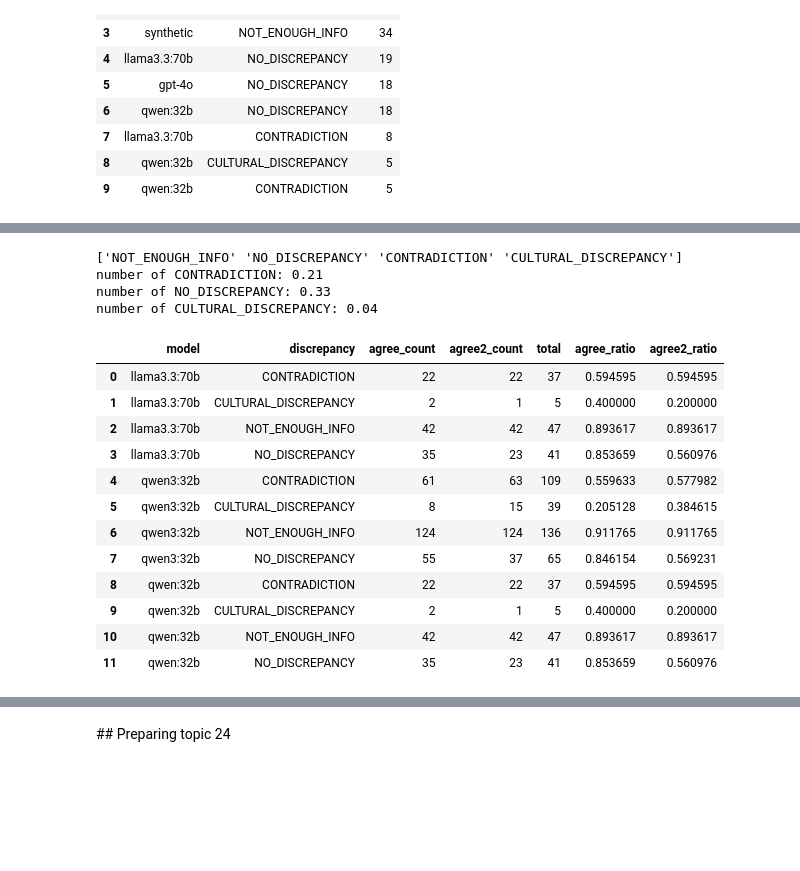
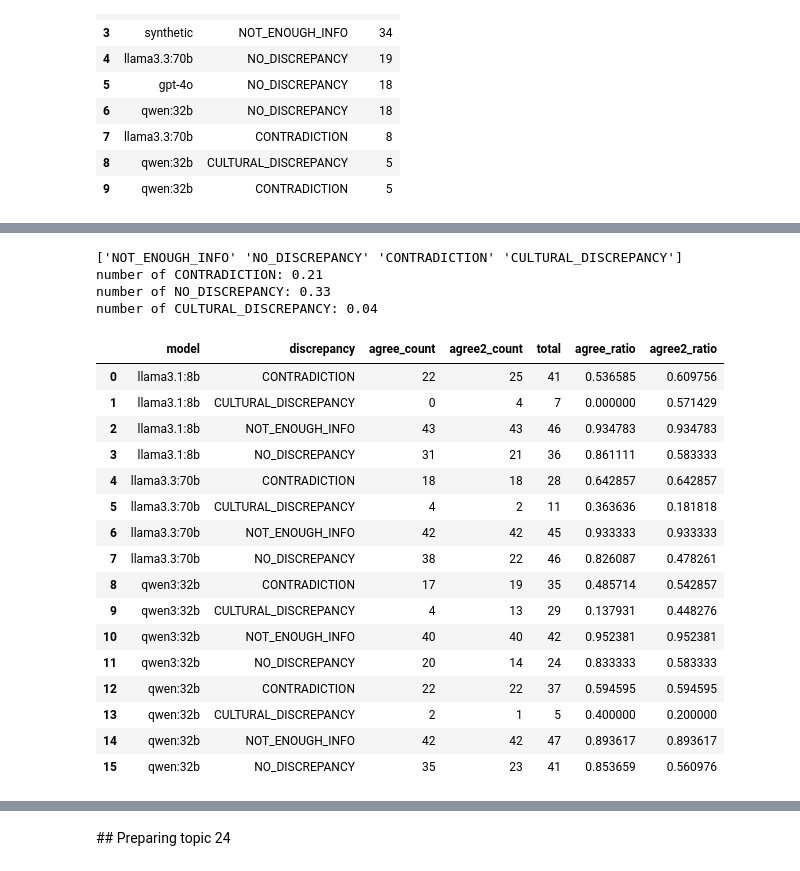
Before and after one commit to AlonsoMad/TFG-LLMs, a Jupyter notebook: notebooks/annotate_relvance-checkpoint.ipynb, the cells around one changed output, grey strips where cells are left out. Drawn from its saved outputs; the diff is of its cells as text; code cells hidden in the pictures; blank space fills up the shorter version.

```diff
--- a/notebooks/annotate_relvance-checkpoint.ipynb
+++ b/notebooks/annotate_relvance-checkpoint.ipynb
@@ -2122,4 +2122,5 @@ FileNotFoundError: [Errno 2] No such file or directory: 'src/mind/templates/quer
 # %%
-df = pd.read_excel("/export/usuarios_ml4ds/ammesa/TFG-LLMs/discrepancy_labeling.xlsx")
 df2 = pd.read_excel("/export/usuarios_ml4ds/ammesa/mind_folder/annotated/llama3.3:70b_discrepancy_labeling.xlsx")
 df3 = pd.read_excel("/export/usuarios_ml4ds/ammesa/mind_folder/annotated/qwen:32b_discrepancy_labeling.xlsx")
+df4 = pd.read_excel("/export/usuarios_ml4ds/ammesa/mind_folder/annotated/llama3.1:8b-instruct-q8_0_discrepancy_labeling.xlsx")
+df = pd.read_excel("/export/usuarios_ml4ds/ammesa/TFG-LLMs/discrepancy_labeling.xlsx")
@@ -2125,0 +2159,8 @@ df3 = pd.read_excel("/export/usuarios_ml4ds/ammesa/mind_folder/annotated/qwen:32
+# %%
+# Merge question_id and doc_id into a single string column and count unique values
+df['qid_docid'] = df['answer_t'].astype(str) + "_" + df['question_id'].astype(str)
+df2['qid_docid'] = df2['answer_t'].astype(str) + "_" + df2['question_id'].astype(str)
+df3['qid_docid'] = df3['answer_t'].astype(str) + "_" + df3['question_id'].astype(str)
+df4['qid_docid'] = df4['answer_t'].astype(str) + "_" + df4['question_id'].astype(str)
+unique_count = df3['qid_docid'].nunique()
+print(f"Unique (question_id, doc_id) pairs: {unique_count}")
@@ -2125,0 +2169,12 @@ df3 = pd.read_excel("/export/usuarios_ml4ds/ammesa/mind_folder/annotated/qwen:32
+# %%
+# Map qid_docid to tm from df
+qid_docid_to_tm = df.set_index("qid_docid")["tm"].to_dict()
+
+# Assign 'tm' to each of df2, df3, df4 based on qid_docid
+for d in [df2, df3, df4]:
+    d["tm"] = d["qid_docid"].map(qid_docid_to_tm)
+
+qid_docid_to_topic = df.set_index("qid_docid")["topic"].to_dict()
+# Assign 'tm' to each of df2, df3, df4 based on qid_docid
+for d in [df2, df3, df4]:
+    d["topic"] = d["qid_docid"].map(qid_docid_to_topic)
@@ -2129,10 +2205,14 @@ df = df.rename(columns={"question_id": "id_discr"})
 df2 = df2.rename(columns={"question_id": "id_discr"})
 df2['model'] = 'llama3.3:70b'
 df3 = df3.rename(columns={"question_id": "id_discr"})
+df4 = df4.rename(columns={"question_id": "id_discr"})
 df3['model'] = 'qwen:32b'
-df3['id_discr'] = df2['id_discr']
+df3.replace("NO_ DISCREPANCY", "NO_DISCREPANCY")
 
-df = pd.concat([df, df2, df3], ignore_index=True)
+#df3['id_discr'] = df2['id_discr']
+df4['model'] = 'llama3.1:8b'
+#df4['id_discr'] = df2['id_discr']
+df = pd.concat([df, df2, df3, df4], ignore_index=True)
 # %%
 df
 # %% [output]
@@ -2167,6 +2247,8 @@ df["discrepancy"] = df["discrepancy"].replace("CULTURAL_ DISCREPANCY", "CULTURAL
 
 df_ann=pd.read_excel("/export/usuarios_ml4ds/ammesa/mind_folder/annotated/discrepancy_labeling_SOLVED_I.xlsx")
 df_ann = df_ann.rename(columns={"Label": "label", "question_id": "id_discr"})
+df_ann['qid_docid'] = df_ann['answer_t'].astype(str) + "_" + df_ann['id_discr'].astype(str)
+
 df_ann["label"] = df_ann["label"].replace("Contradiction", "CONTRADICTION")
 df_ann["label"] = df_ann["label"].replace("Cultural_Discrepancy", "CULTURAL_DISCREPANCY")
 df_ann["label"] = df_ann["label"].replace("No_Discrepancy", "NO_DISCREPANCY")
@@ -2182,44 +2264,57 @@ print(f"number of CULTURAL_DISCREPANCY: {len(df_ann[df_ann.label == 'CULTURAL_DI
 
 df_ann2 = pd.read_excel('/export/usuarios_ml4ds/ammesa/mind_folder/annotated/discrepancy_labeling_SOLVED_D.xlsx')
 df_ann2 = df_ann2.rename(columns={"Label": "label", "question_id": "id_discr"})
+df_ann2['qid_docid'] = df_ann2['answer_t'].astype(str) + "_" + df_ann2['id_discr'].astype(str)
+
+qid_docid_to_tm = df.set_index("qid_docid")["tm"].to_dict()
+qid_docid_to_topic = df.set_index("qid_docid")["topic"].to_dict()
+
+for d in [df_ann, df_ann2]:
+    d["tm"] = d["qid_docid"].map(qid_docid_to_tm)
+    d["topic"] = d["qid_docid"].map(qid_docid_to_topic)
+
 df_ann2["label"] = df_ann2["label"].replace("NO_CONTRADICTION", "NO_DISCREPANCY")
 df_ann2["label2"] = df_ann2["label"]
 df_ann = df_ann.merge(df_ann2[["id_discr", "label2"]], on="id_discr", how="left")
 
 df_ann = df_ann.merge(df[["id_discr", "model", "discrepancy", "reason"]], on="id_discr", how="left")
 df_ann["model"] = df_ann["model"].fillna("synthetic")
 df_ann["model"] = df_ann["model"].apply(lambda x: x.replace('gpt-4o-2024-08-06', 'gpt-4o'))
 df_ann["agree"] = df_ann["label"] == df_ann["discrepancy"]
 df_ann["agree2"] = df_ann["label2"] == df_ann["discrepancy"]
 keep_cols = [col for col in df_ann if not col.startswith("Unnamed")]
 df_ann = df_ann[keep_cols]
 
 df_summary = df_ann.groupby(["model", "discrepancy"]).agg(
     agree_count=("agree", "sum"),    # Count of agreements (True values) for agree
     agree2_count=("agree2", "sum"),  # Count of agreements (True values) for agree2
     total=("agree", "count")         # Total number of rows in the group
 ).reset_index()
 
 # Compute the proportion of agreements for both agree and agree2
 df_summary["agree_ratio"] = df_summary["agree_count"] / df_summary["total"]
 df_summary["agree2_ratio"] = df_summary["agree2_count"] / df_summary["total"]
 
 df_summary
 # %% [output]
 ['NOT_ENOUGH_INFO' 'NO_DISCREPANCY' 'CONTRADICTION' 'CULTURAL_DISCREPANCY']
 number of CONTRADICTION: 0.21
 number of NO_DISCREPANCY: 0.33
 number of CULTURAL_DISCREPANCY: 0.04
 |  | model | discrepancy | agree_count | agree2_count | total | agree_ratio | agree2_ratio |
-| 0 | llama3.3:70b | CONTRADICTION | 22 | 22 | 37 | 0.594595 | 0.594595 |
-| 1 | llama3.3:70b | CULTURAL_DISCREPANCY | 2 | 1 | 5 | 0.400000 | 0.200000 |
-| 2 | llama3.3:70b | NOT_ENOUGH_INFO | 42 | 42 | 47 | 0.893617 | 0.893617 |
-| 3 | llama3.3:70b | NO_DISCREPANCY | 35 | 23 | 41 | 0.853659 | 0.560976 |
-| 4 | qwen3:32b | CONTRADICTION | 61 | 63 | 109 | 0.559633 | 0.577982 |
-| 5 | qwen3:32b | CULTURAL_DISCREPANCY | 8 | 15 | 39 | 0.205128 | 0.384615 |
-| 6 | qwen3:32b | NOT_ENOUGH_INFO | 124 | 124 | 136 | 0.911765 | 0.911765 |
-| 7 | qwen3:32b | NO_DISCREPANCY | 55 | 37 | 65 | 0.846154 | 0.569231 |
-| 8 | qwen:32b | CONTRADICTION | 22 | 22 | 37 | 0.594595 | 0.594595 |
-| 9 | qwen:32b | CULTURAL_DISCREPANCY | 2 | 1 | 5 | 0.400000 | 0.200000 |
-| 10 | qwen:32b | NOT_ENOUGH_INFO | 42 | 42 | 47 | 0.893617 | 0.893617 |
-| 11 | qwen:32b | NO_DISCREPANCY | 35 | 23 | 41 | 0.853659 | 0.560976 |
+| 0 | llama3.1:8b | CONTRADICTION | 22 | 25 | 41 | 0.536585 | 0.609756 |
+| 1 | llama3.1:8b | CULTURAL_DISCREPANCY | 0 | 4 | 7 | 0.000000 | 0.571429 |
+| 2 | llama3.1:8b | NOT_ENOUGH_INFO | 43 | 43 | 46 | 0.934783 | 0.934783 |
+| 3 | llama3.1:8b | NO_DISCREPANCY | 31 | 21 | 36 | 0.861111 | 0.583333 |
+| 4 | llama3.3:70b | CONTRADICTION | 18 | 18 | 28 | 0.642857 | 0.642857 |
+| 5 | llama3.3:70b | CULTURAL_DISCREPANCY | 4 | 2 | 11 | 0.363636 | 0.181818 |
+| 6 | llama3.3:70b | NOT_ENOUGH_INFO | 42 | 42 | 45 | 0.933333 | 0.933333 |
+| 7 | llama3.3:70b | NO_DISCREPANCY | 38 | 22 | 46 | 0.826087 | 0.478261 |
+| 8 | qwen3:32b | CONTRADICTION | 17 | 19 | 35 | 0.485714 | 0.542857 |
+| 9 | qwen3:32b | CULTURAL_DISCREPANCY | 4 | 13 | 29 | 0.137931 | 0.448276 |
+| 10 | qwen3:32b | NOT_ENOUGH_INFO | 40 | 40 | 42 | 0.952381 | 0.952381 |
+| 11 | qwen3:32b | NO_DISCREPANCY | 20 | 14 | 24 | 0.833333 | 0.583333 |
+| 12 | qwen:32b | CONTRADICTION | 22 | 22 | 37 | 0.594595 | 0.594595 |
+| 13 | qwen:32b | CULTURAL_DISCREPANCY | 2 | 1 | 5 | 0.400000 | 0.200000 |
+| 14 | qwen:32b | NOT_ENOUGH_INFO | 42 | 42 | 47 | 0.893617 | 0.893617 |
+| 15 | qwen:32b | NO_DISCREPANCY | 35 | 23 | 41 | 0.853659 | 0.560976 |
```
Also changed, not shown: parts of 26 cells of this notebook, 8 other files.
